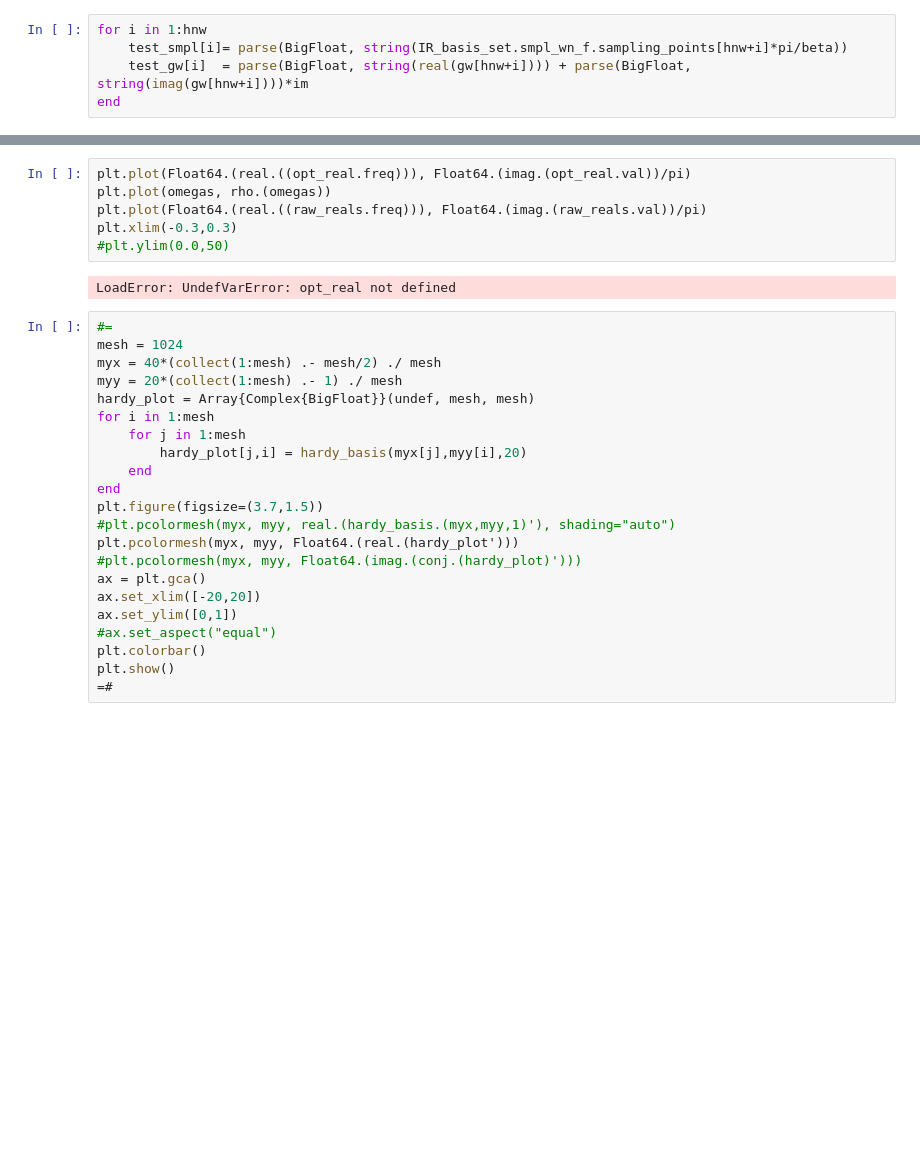
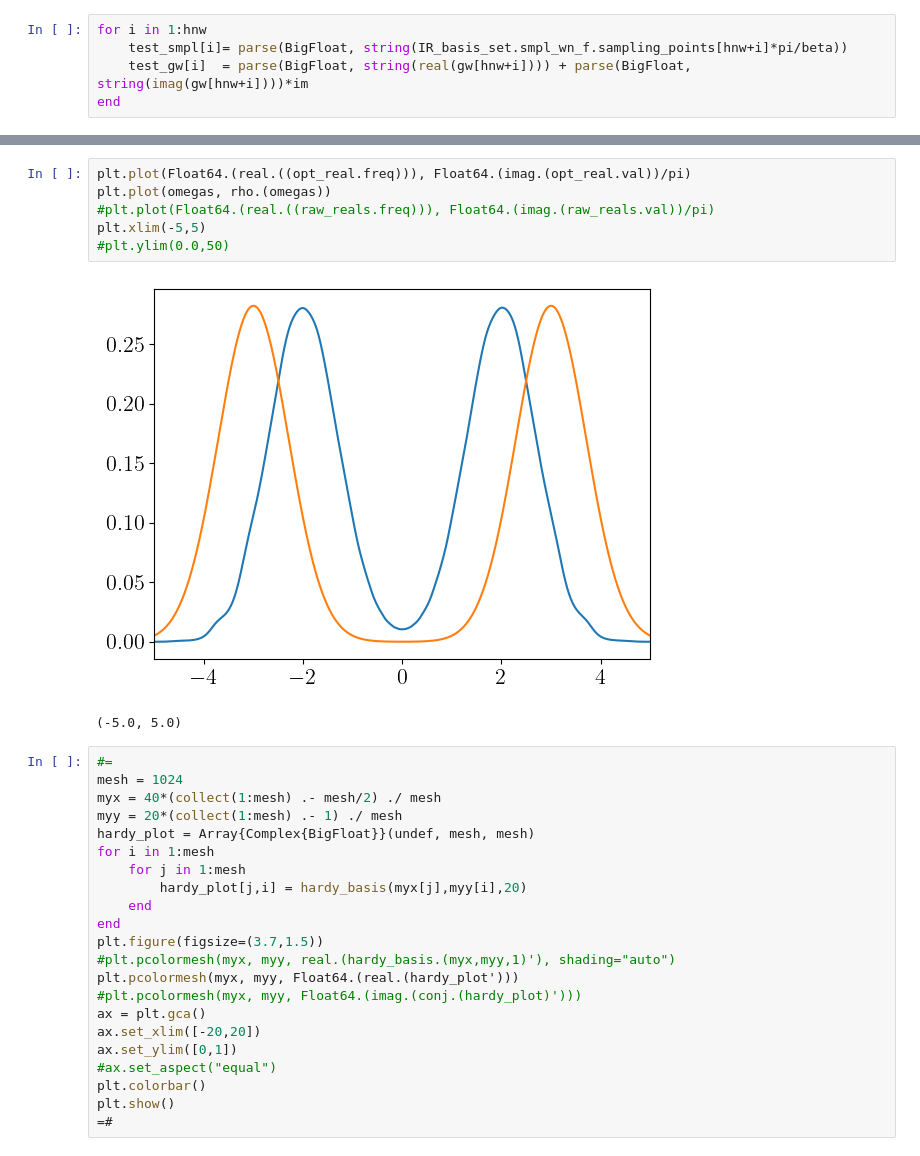
Before and after one commit to SpM-lab/Nevanlinna.jl, a Jupyter notebook: develop.ipynb, the cells around one changed output, grey strips where cells are left out. Drawn from its saved outputs; the diff is of its cells as text; blank space fills up the shorter version.

```diff
--- a/develop.ipynb
+++ b/develop.ipynb
@@ -123,11 +128,12 @@ LoadError: UndefVarError: opt_real not defined
 # %%
 plt.plot(Float64.(real.((opt_real.freq))), Float64.(imag.(opt_real.val))/pi)
 plt.plot(omegas, rho.(omegas))
-plt.plot(Float64.(real.((raw_reals.freq))), Float64.(imag.(raw_reals.val))/pi)
-plt.xlim(-0.3,0.3)
+#plt.plot(Float64.(real.((raw_reals.freq))), Float64.(imag.(raw_reals.val))/pi)
+plt.xlim(-5,5)
 #plt.ylim(0.0,50)
 # %% [output]
+[figure, added]
-LoadError: UndefVarError: opt_real not defined
+(-5.0, 5.0)
 # %%
 #=
 mesh = 1024
```
Also changed, not shown: parts of 4 cells of this notebook, 1 other file.
